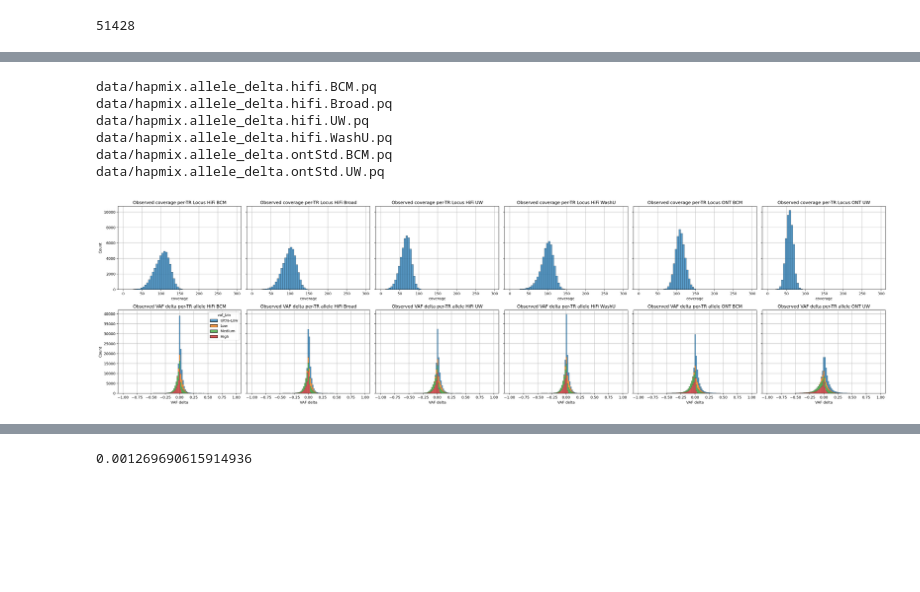
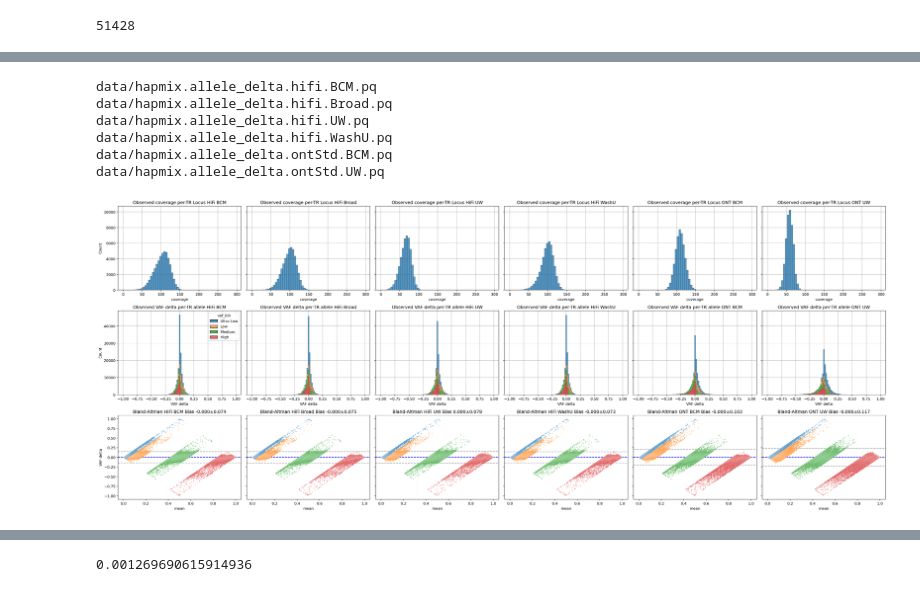
Before and after one commit to BCM-HGSC/SMaHT_MIMS, a Jupyter notebook: analysis/allele_delta/ObservedVAF.ipynb, the cells around one changed output, grey strips where cells are left out. Drawn from its saved outputs; the diff is of its cells as text; code cells hidden in the pictures; blank space fills up the shorter version.

```diff
--- a/analysis/allele_delta/ObservedVAF.ipynb
+++ b/analysis/allele_delta/ObservedVAF.ipynb
@@ -142,14 +142,17 @@ files = ["data/hapmix.allele_delta.hifi.BCM.pq",
          "data/hapmix.allele_delta.hifi.WashU.pq",
          "data/hapmix.allele_delta.ontStd.BCM.pq",
          "data/hapmix.allele_delta.ontStd.UW.pq"]
-fig, ax = plt.subplots(nrows=2,
+fig, ax = plt.subplots(nrows=3,
                        ncols=len(files),
-                       figsize=(5 * len(files), 8),
+                       figsize=(5 * len(files), 12),
                        squeeze=False,
                        sharex='row',
                        sharey='row',
                        dpi=180,
                       )
+
+from scipy.stats import linregress
+
 
 summary = []
 for i, fn in enumerate(files):
@@ -165,8 +168,17 @@ for i, fn in enumerate(files):
     cond1 = j[j['expected_len'] != 0]['expected_len'].abs().gt(5).groupby(['chrom', 'start', 'end']).all()
     # Condition 2: at least one non-zero expected_len
     cond2 = j['expected_len'].ne(0).groupby(['chrom', 'start', 'end']).any()
-    # Combine both conditions
-    keep = cond1 & cond2 # & (j['span'] < 250)
+    # Condition 3: all are supported to prevent noise (experimental)
+    # This is probably a good idea if you want to make the data look better
+    # But it's also not exactly 'fair' because it measures "did you get the vaf
+    # right when the conditions for calculating VAF are optimal" But those conditions
+    # won't be knowable in non-benchmark situations. So a more reasonable assessment
+    # of VAF variance will be non-optimal and give a better baseline for expectations
+    cond3 = j['read_count'].ne(0).groupby(['chrom', 'start', 'end']).all()
+    # Minimum coverage - experimental, not reasonable
+    cond4 = j['coverage'].ge(60).groupby(['chrom','start','end']).all()
+    # Combine  conditions
+    keep = cond1 & cond2
     # Subset data
     data = j.loc[keep[keep].index].reset_index()
 
@@ -180,7 +192,7 @@ for i, fn in enumerate(files):
                     zorder=2)
     _ = p.set(title=f"Observed coverage per-TR Locus {tech} {center}")
     legend = i == 0
-    p = sb.histplot(data=data[data['read_count'] != 0],
+    p = sb.histplot(data=data,#[data['read_count'] != 0],
                     x='VAF delta', hue="vaf_bin",
                     ax=ax[1][i],
                     legend = i == 0,
@@ -188,39 +200,82 @@ for i, fn in enumerate(files):
                     multiple='stack',
                     zorder=2)
     _ = p.set(title=f"Observed VAF delta per-TR allele {tech} {center}")
+
+    v = data.copy().sort_values(by='expected_vaf')
+    v['mean'] = v[['observed_vaf', 'expected_vaf']].mean(axis=1)
+    bias = v['VAF delta'].mean()
+    sd = v['VAF delta'].std()
+    #"""
+    p = sb.scatterplot(data=v,
+                    x='mean',
+                    y='VAF delta',
+                    ax = ax[2][i],
+                    zorder=3,
+                    hue='vaf_bin',
+                    legend = False,
+                    s=2)
+    p.set(title=f"Bland-Altman {tech} {center} Bias {bias:.3f}±{sd:.3f}")
+    """
+    p = ax[2][i].hexbin(v['mean'], v['VAF delta'],
+           gridsize=80,        # smaller → larger hexes
+           cmap='viridis',
+           bins='log')         # color by log(count)
+    if i == -1:
+        _ = fig.colorbar(label='log10(N)', ax=ax[2][i])
+    """
+
+
+    ax[2][i].axhline(bias, zorder=2, color='blue', linestyle='--')
+    ax[2][i].axhline(bias + 1.96*sd, zorder=2, color='gray', linestyle='--', alpha=0.7)
+    ax[2][i].axhline(bias - 1.96*sd, zorder=2, color='gray', linestyle='--', alpha=0.7)
+
+
     ax[0][i].grid(zorder=1)
     ax[1][i].grid(zorder=1)
+    #ax[2][i].grid(zorder=1)
+
     if True: # Turn this false if you want to plot fast but miss out on the summary
+        # Fit regression line
+        sub = data#[data['read_count'] > 0]
+        slope, intercept, r_value, p_value, std_err = linregress(sub['expected_vaf'], sub['observed_vaf'])
         row = [(data['read_count'] == 0).sum(),  # Unsupported
                len(data[['chrom', 'start', 'end']].drop_duplicates()),
                len(data),
                unq['coverage'].mean(),
                unq['coverage'].std(),
+               slope,
+               intercept,
+               r_value,
+               p_value,
+               std_err,
               ]
-        cols = ['No Support', "Num Loci", "Num Alleles", 'Mean Coverage', "STD Coverage"]
-        for min_cov in [1, 3, 5]:
+        cols = ['No Support', "Num Loci", "Num Alleles", 'Mean Coverage', "STD Coverage",
+               "slope", "intercept", "r_value", "p_value", "stderr"]
+
+
+        for min_cov in [0, 1, 3, 5]:
             view = data[data['read_count'] >= min_cov]
             total = len(view)
             vaf_delta_mse = (view['VAF delta'] ** 2).sum() / total
             vaf_delta_std = view['VAF delta'].std()
             vaf_delta_mean = view['VAF delta'].mean()
             row.extend([total, vaf_delta_mse, vaf_delta_std, vaf_delta_mean])
             cols.extend([f"num_loci_{min_cov}x",
                          f"∆MSE_{min_cov}x",
                          f"∆STD_{min_cov}x",
                          f"∆MU_{min_cov}x"])
         tmp = pd.Series(row, index=cols)
         tmp['tech'] = tech
         tmp['center'] = center
         summary.append(tmp)
 
 plt.tight_layout()
 plt.show()
 # %% [output]
 data/hapmix.allele_delta.hifi.BCM.pq
 data/hapmix.allele_delta.hifi.Broad.pq
 data/hapmix.allele_delta.hifi.UW.pq
 data/hapmix.allele_delta.hifi.WashU.pq
 data/hapmix.allele_delta.ontStd.BCM.pq
 data/hapmix.allele_delta.ontStd.UW.pq
-[figure, old version]
+[figure, new version]
```
Also changed, not shown: parts of 5 cells of this notebook, 3 other files.
